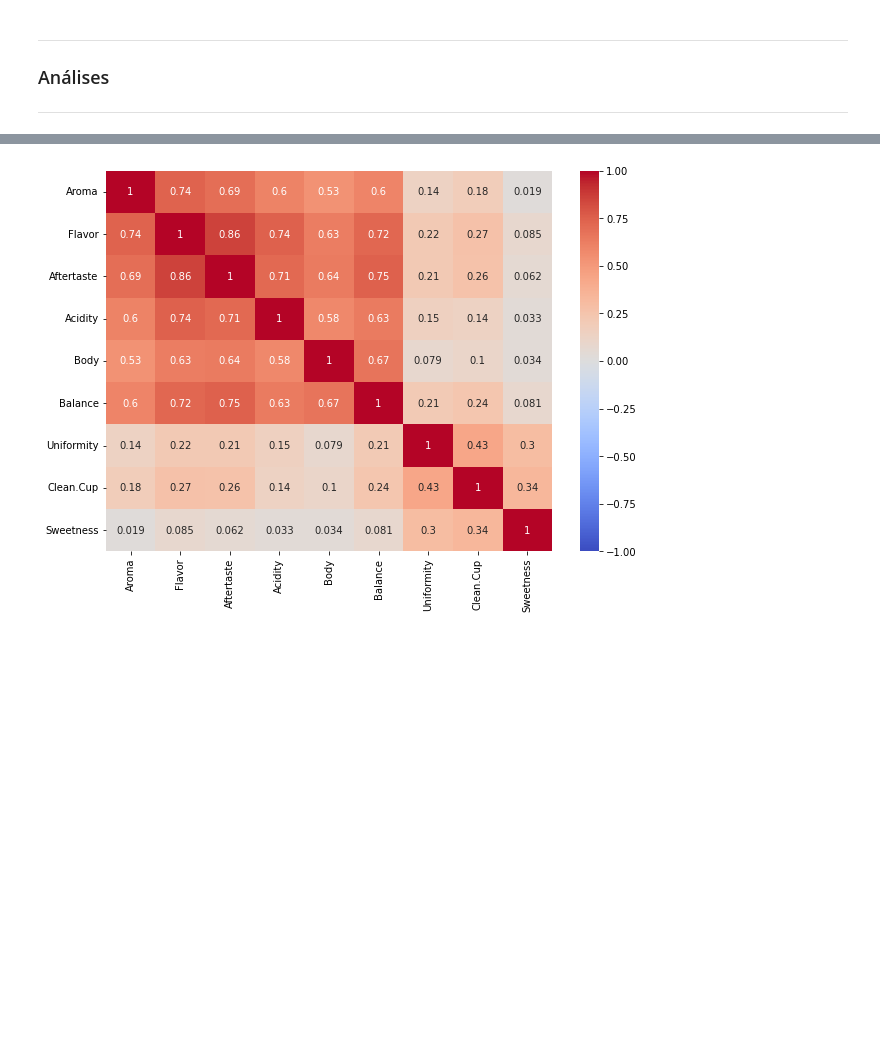
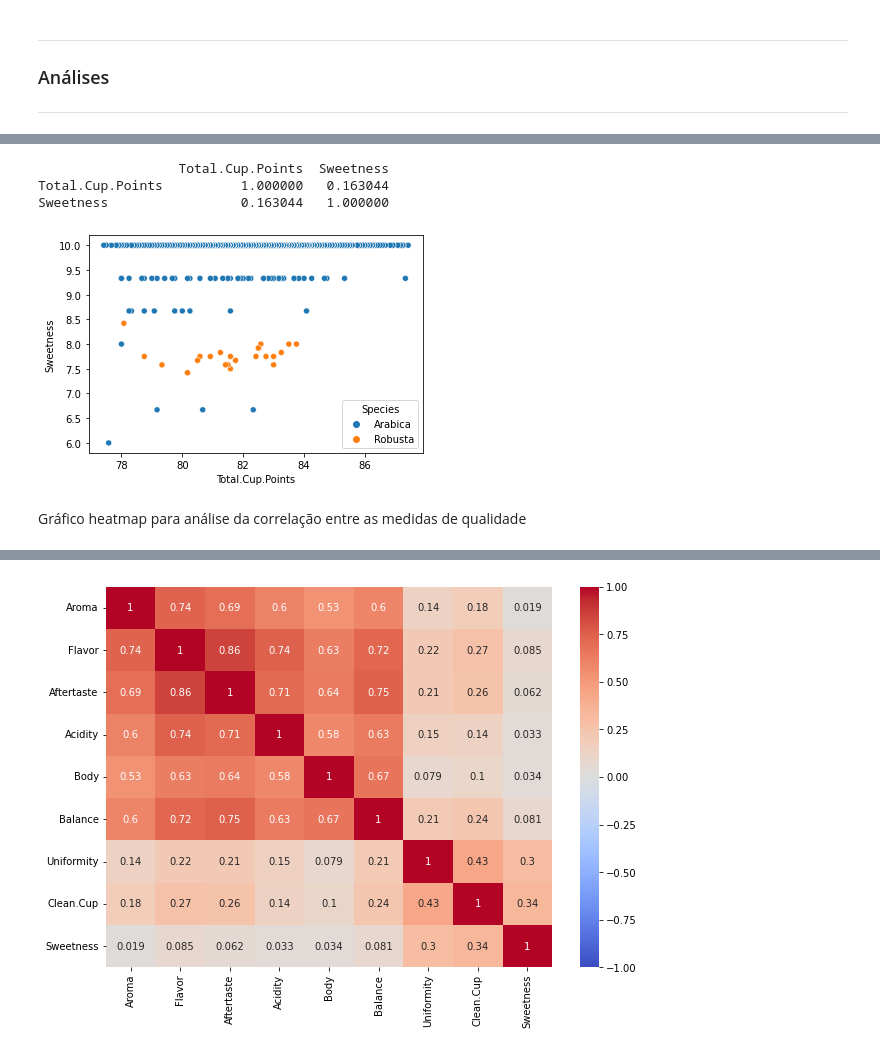
Before and after one commit to fernandadefalco/projeto-moduloIV, a Jupyter notebook: projeto_4.ipynb, the cells around one changed output, grey strips where cells are left out. Cells and saved outputs as stored; diff of their text form; code cells hidden in the pictures; blank space fills up the shorter version.

```diff
--- a/projeto_4.ipynb
+++ b/projeto_4.ipynb
@@ -271,3 +152,14 @@ ___
+# %%
+#plt.scatter(df_altitude['Total.Cup.Points'], df_altitude['Sweetness']);
+sns.scatterplot(df_altitude['Total.Cup.Points'], df_altitude['Sweetness'], hue=df_altitude['Species']);
+print(df_altitude[['Total.Cup.Points', 'Sweetness']].corr())
+# %% [output]
+                  Total.Cup.Points  Sweetness
+Total.Cup.Points          1.000000   0.163044
+Sweetness                 0.163044   1.000000
+[figure, added]
+# %% [markdown]
+Gráfico heatmap para análise da correlação entre as medidas de qualidade
 # %%
 df_measures = df_coffee[['Aroma','Flavor', 'Aftertaste', 'Acidity', 'Body', 'Balance', 'Uniformity','Clean.Cup', 'Sweetness']]
 display(df_measures.head())
```
Also changed, not shown: parts of 26 cells of this notebook.
